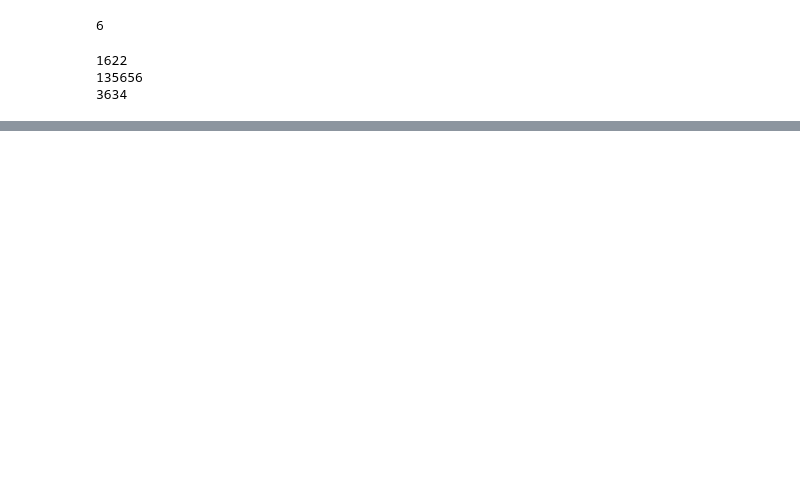
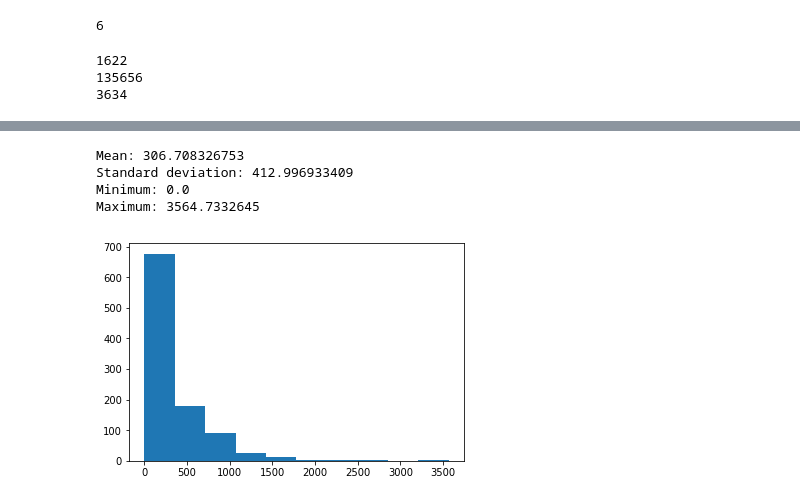
Before and after one commit to lucylow/udacity_student_engagement, a Jupyter notebook: student_engagement.ipynb, the cells around one changed output, grey strips where cells are left out. Drawn from its saved outputs; the diff is of its cells as text; code cells hidden in the pictures; blank space fills up the shorter version.

```diff
--- a/student_engagement.ipynb
+++ b/student_engagement.ipynb
@@ -404,0 +491,49 @@ non_passing_engagement =
+# %%
+# 1) group records by account keys
+
+# insert data, groups data by key_name
+# note pandas has a function for this
+def group_data(data, key_name):
+    grouped_data = defaultdict(list)
+    for data_point in data:
+        key = data_point[key_name]
+        grouped_data[key].append(data_point)
+    return grouped_data
+
+# getting engagement_by_account information using the group_data function
+engagement_by_account = group_data(paid_engagement_in_first_week, 'account_key')
+# %%
+# add up number of minutes for each account
+# grouped_data : data input
+# field_name : the column you want to sum over
+
+def sum_grouped_items(grouped_data, field_name):
+    summed_data = {}
+
+    for key, data_points in grouped_data.items():
+        total = 0
+        for data_point in data_points:
+            total += data_point[field_name]
+        summed_data[key] = total
+
+    return summed_data
+
+# sum of total minutes by account
+total_minutes_by_account = sum_grouped_items(engagement_by_account, 'total_minutes_visited')
+# %%
+def describe_data(data):
+    print 'Mean:', np.mean(data)
+    print 'Standard deviation:', np.std(data)
+    print 'Minimum:', np.min(data)
+    print 'Maximum:', np.max(data)
+    # plot histogram of data
+    plt.hist(data)
+
+total_minutes = total_minutes_by_account.values()
+describe_data(total_minutes)
+# %% [output]
+Mean: 306.708326753
+Standard deviation: 412.996933409
+Minimum: 0.0
+Maximum: 3564.7332645
+[figure, added]
```
Also changed, not shown: parts of 82 cells of this notebook.
